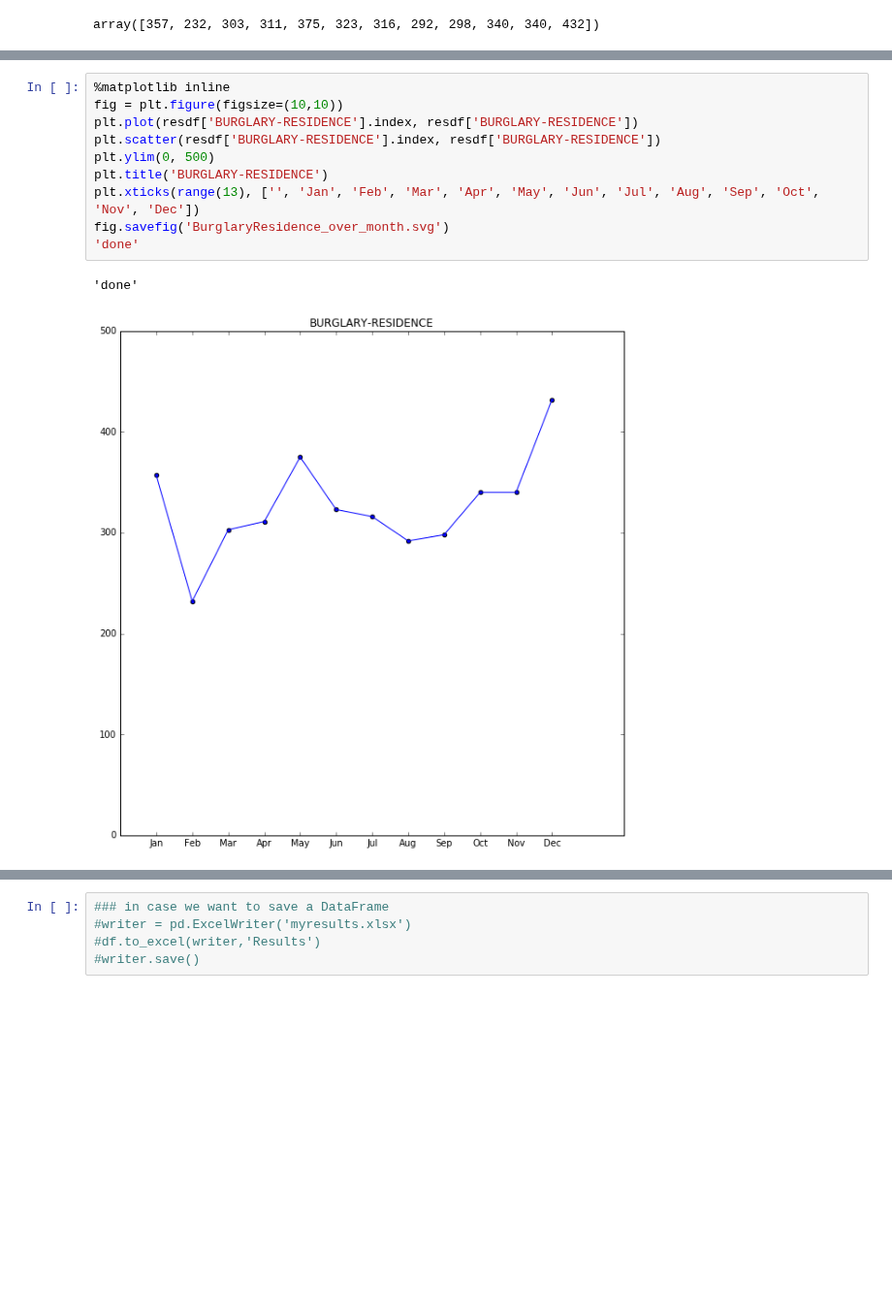
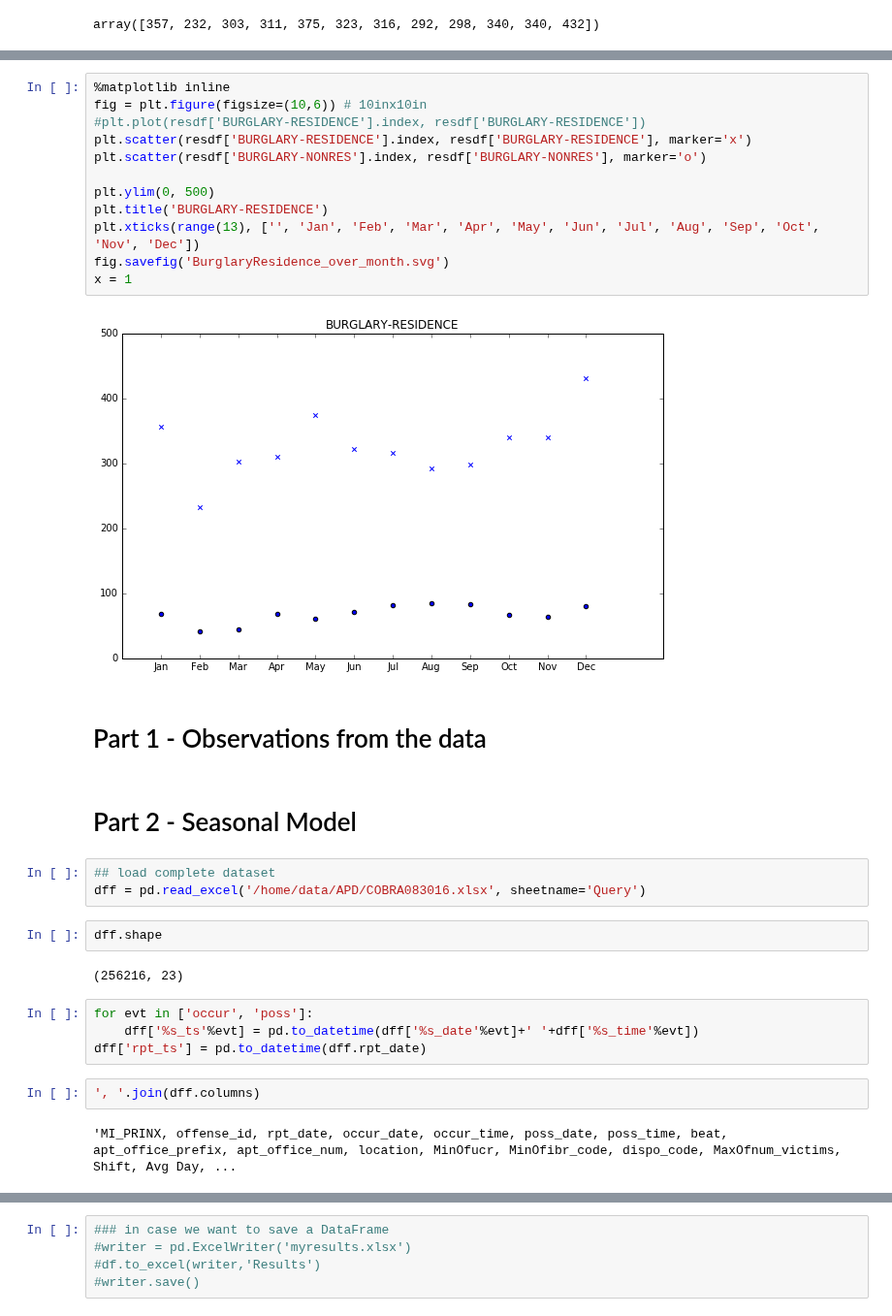
Before and after one commit to kingmolnar/DataScienceProgramming, a Jupyter notebook: 04-NumPy/APD-Crime-Data_orig.ipynb, the cells around one changed output, grey strips where cells are left out. Shown at 97% size. Saved outputs shown, nothing was run; the diff lists cells and outputs as text; blank space fills up the shorter version.

Commit message:
More plot examples in APD notebook

```diff
--- a/04-NumPy/APD-Crime-Data_orig.ipynb
+++ b/04-NumPy/APD-Crime-Data_orig.ipynb
@@ -129,13 +154,33 @@ resdf['BURGLARY-RESIDENCE'].iloc(0)
 # %%
 %matplotlib inline
-fig = plt.figure(figsize=(10,10))
-plt.plot(resdf['BURGLARY-RESIDENCE'].index, resdf['BURGLARY-RESIDENCE'])
-plt.scatter(resdf['BURGLARY-RESIDENCE'].index, resdf['BURGLARY-RESIDENCE'])
+fig = plt.figure(figsize=(10,6)) # 10inx10in
+#plt.plot(resdf['BURGLARY-RESIDENCE'].index, resdf['BURGLARY-RESIDENCE'])
+plt.scatter(resdf['BURGLARY-RESIDENCE'].index, resdf['BURGLARY-RESIDENCE'], marker='x')
+plt.scatter(resdf['BURGLARY-NONRES'].index, resdf['BURGLARY-NONRES'], marker='o')
+
 plt.ylim(0, 500)
 plt.title('BURGLARY-RESIDENCE')
 plt.xticks(range(13), ['', 'Jan', 'Feb', 'Mar', 'Apr', 'May', 'Jun', 'Jul', 'Aug', 'Sep', 'Oct', 'Nov', 'Dec'])
 fig.savefig('BurglaryResidence_over_month.svg')
-'done'
+x = 1
 # %% [output]
-'done'
-[figure, old version]
+[figure, new version]
+# %% [markdown]
+# Part 1 - Observations from the data
+# %% [markdown]
+# Part 2 - Seasonal Model
+# %%
+## load complete dataset
+dff = pd.read_excel('/home/data/APD/COBRA083016.xlsx', sheetname='Query')
+# %%
+dff.shape
+# %% [output]
+(256216, 23)
+# %%
+for evt in ['occur', 'poss']:
+    dff['%s_ts'%evt] = pd.to_datetime(dff['%s_date'%evt]+' '+dff['%s_time'%evt])
+dff['rpt_ts'] = pd.to_datetime(dff.rpt_date)
+# %%
+', '.join(dff.columns)
+# %% [output]
+'MI_PRINX, offense_id, rpt_date, occur_date, occur_time, poss_date, poss_time, beat, apt_office_prefix, apt_office_num, location, MinOfucr, MinOfibr_code, dispo_code, MaxOfnum_victims, Shift, Avg Day, ...
```
Also changed, not shown: parts of 17 cells of this notebook.
